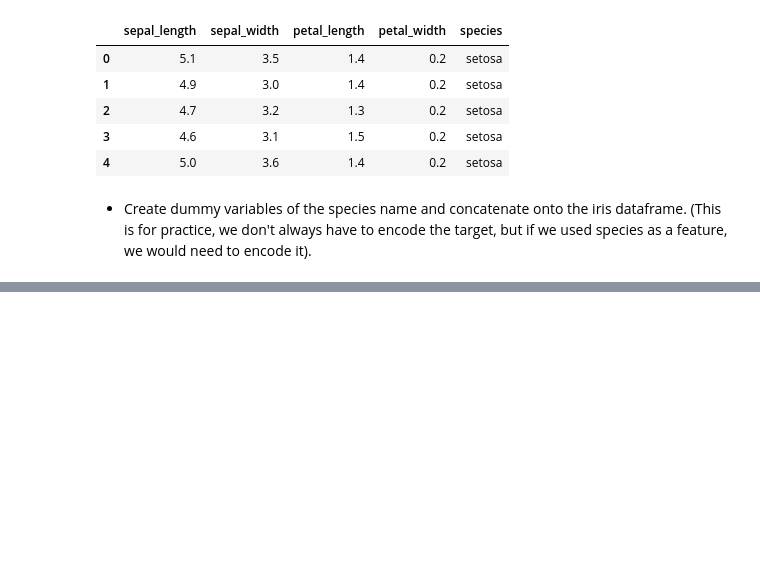
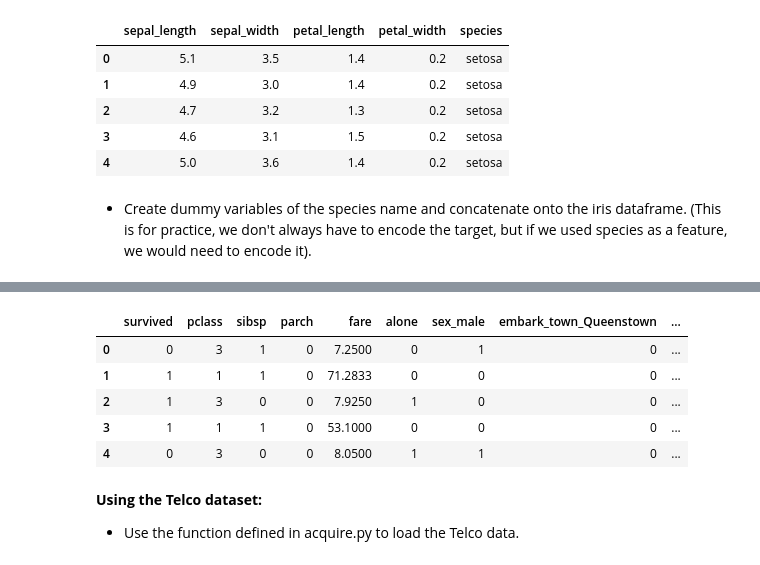
Before and after one commit to kristofer-rivera/classification-exercises, a Jupyter notebook: classification_exercises.ipynb, the cells around one changed output, grey strips where cells are left out. Saved outputs shown, nothing was run; the diff lists cells and outputs as text; code cells hidden in the pictures; blank space fills up the shorter version.

```diff
--- a/classification_exercises.ipynb
+++ b/classification_exercises.ipynb
@@ -330,0 +477,11 @@ iris.head()
+# %%
+def prep_titanic(titanic):
+    titanic.drop_duplicates(inplace= True)
+    columns_to_drop = ['deck', 'age', 'embarked', 'class', 'passenger_id']
+    titanic = titanic.drop(columns = columns_to_drop)
+    titanic['embark_town'] = titanic.embark_town.fillna('Southampton')
+    dummy_titanic = pd.get_dummies(titanic[['sex', 'embark_town']],
+                         dummy_na = False,
+                         drop_first = [True, True])
+    titanic = pd.concat([titanic, dummy_titanic], axis = 1)
+    return titanic.drop(columns=['sex', 'embark_town'])
@@ -330,0 +500,13 @@ iris.head()
+# %%
+prepped_titanic_v0 = prep_titanic(titanic)
+prepped_titanic_v0.head()
+# %% [output]
+|  | survived | pclass | sibsp | parch | fare | alone | sex_male | embark_town_Queenstown | ... |
+| 0 | 0 | 3 | 1 | 0 | 7.2500 | 0 | 1 | 0 | ... |
+| 1 | 1 | 1 | 1 | 0 | 71.2833 | 0 | 0 | 0 | ... |
+| 2 | 1 | 3 | 0 | 0 | 7.9250 | 1 | 0 | 0 | ... |
+| 3 | 1 | 1 | 1 | 0 | 53.1000 | 0 | 0 | 0 | ... |
+| 4 | 0 | 3 | 0 | 0 | 8.0500 | 1 | 1 | 0 | ... |
+# %% [markdown]
+**Using the Telco dataset:**
+- Use the function defined in acquire.py to load the Telco data.
```
Also changed, not shown: parts of 31 cells of this notebook.
